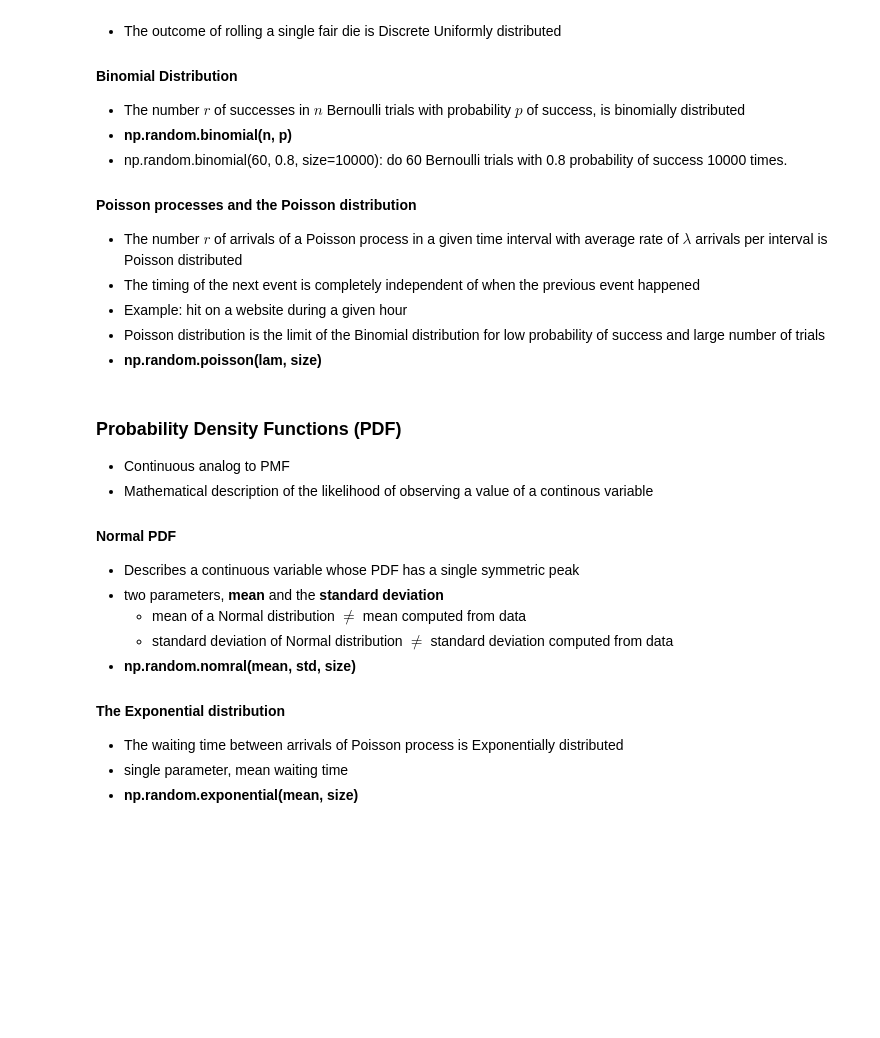
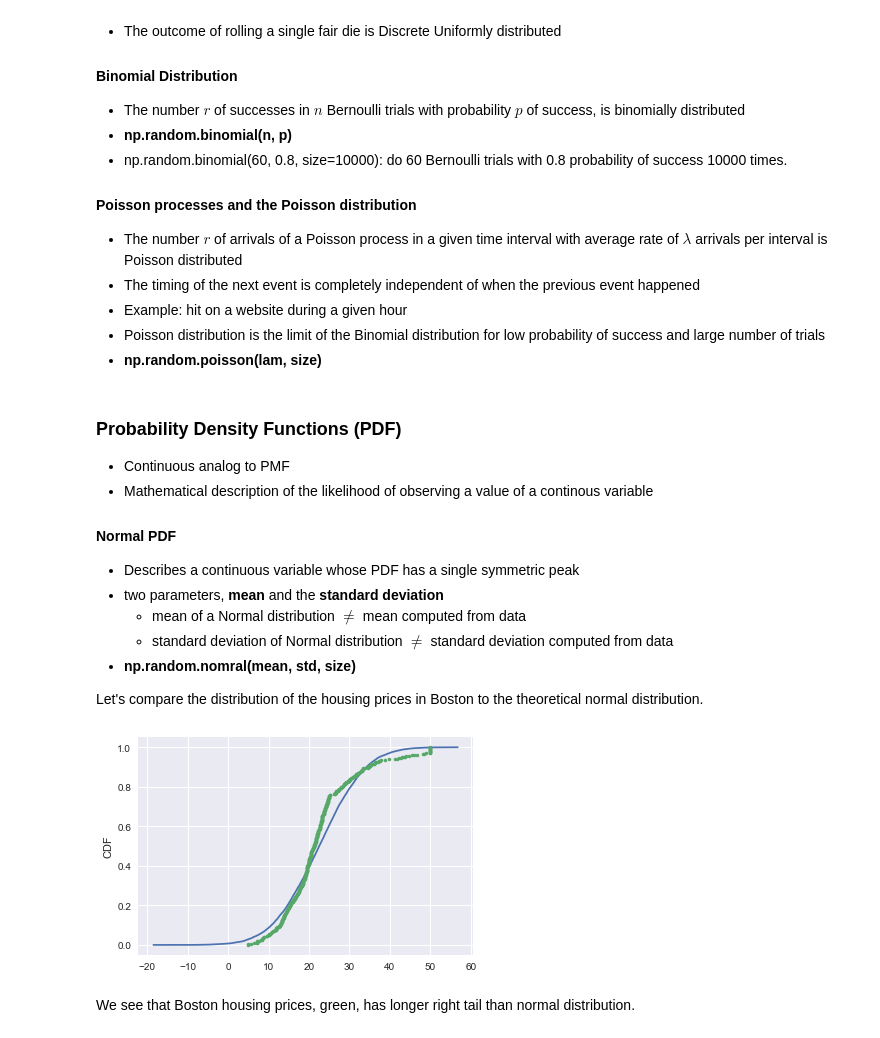
Before and after one commit to arstepanyan/Notes, a Jupyter notebook: statistics/Infer_statistics_python.ipynb, the cells around one changed output. Drawn from its saved outputs; the diff is of its cells as text; code cells hidden in the pictures; blank space fills up the shorter version.

Commit message:
add the comparison of boston house prices distribution to the theoretical normal and exponential

```diff
--- a/statistics/Infer_statistics_python.ipynb
+++ b/statistics/Infer_statistics_python.ipynb
@@ -185,8 +185,38 @@ def perform_bernoulli_trials(n, p):
     * standard deviation of Normal distribution $\ne$ standard deviation computed from data
 * **np.random.nomral(mean, std, size)**
 
-#### The Exponential distribution
-
-* The waiting time between arrivals of Poisson process is Exponentially distributed
-* single parameter, mean waiting time
-* **np.random.exponential(mean, size)**
+Let's compare the distribution of the housing prices in Boston to the theoretical normal distribution.
+# %%
+import numpy as np
+import matplotlib.pyplot as plt
+import seaborn as sns
+import pandas as pd
+from sklearn import datasets
+sns.set()
+%matplotlib inline
+
+def compare_to_theor_normal(data):
+    """ Plot cumulative distribution of the data we have and the theoretical normal
+        with the same mean and standard deviation
+    """
+    # compute the mean and standard deviation of our data
+    mean = np.mean(data)
+    std = np.std(data)
+
+    # draw 10000 random normals with mean=mean, std=std
+    samples = np.random.normal(mean, std, size=10000)
+
+    # cumulative distribution for data and theoretical normals with the same mean and std
+    x, y = ecdf(data)
+    x_theor, y_theor = ecdf(samples)
+
+    _ = plt.plot(x_theor, y_theor)
+    _ = plt.plot(x, y, marker='.', linestyle='none')
+    _ = plt.ylabel('CDF')
+# %%
+prices = datasets.load_boston().target
+compare_to_theor_normal(prices)
+# %% [output]
+[figure, added]
+# %% [markdown]
+We see that Boston housing prices, green, has longer right tail than normal distribution.
```
Also changed, not shown: parts of 4 cells of this notebook.
